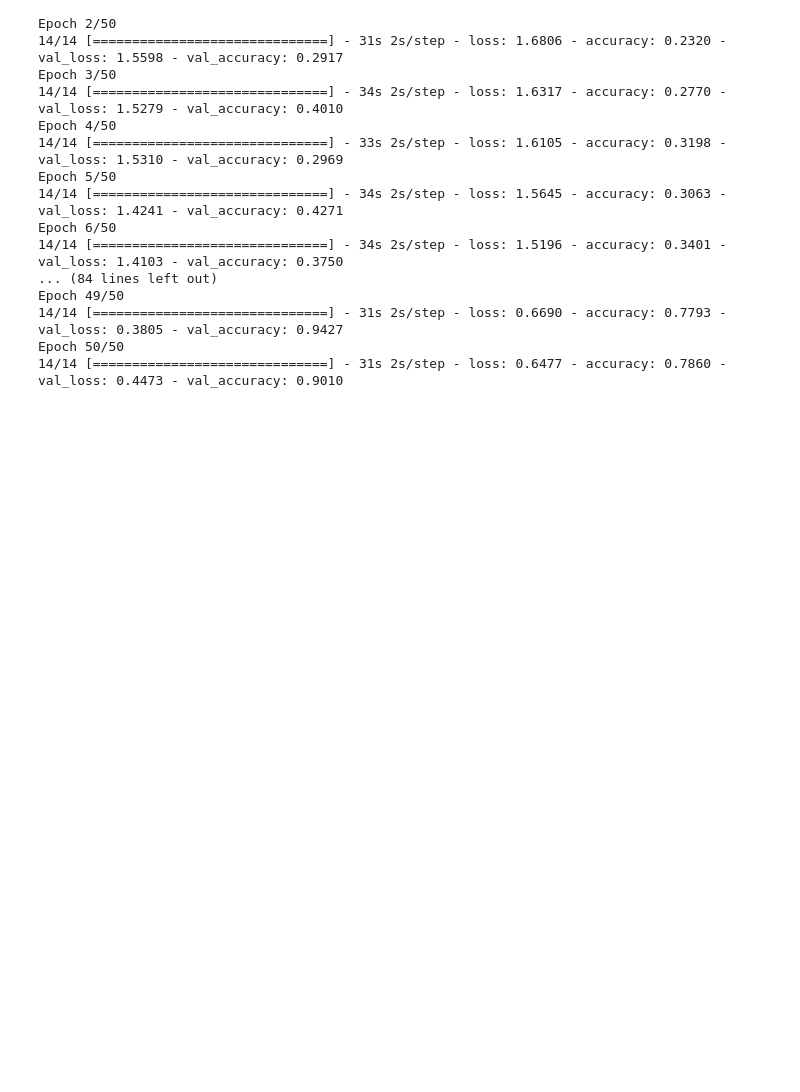
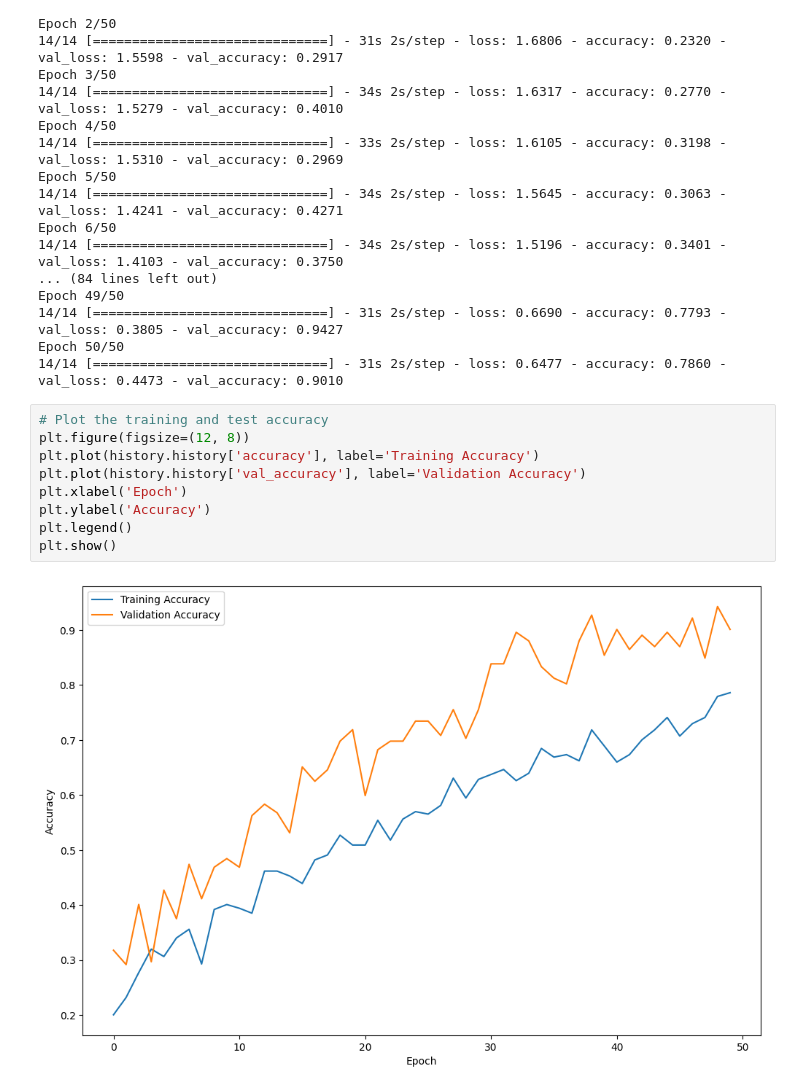
Before and after one commit to preetikhullbe/Dogs-breed-classifier, a Jupyter notebook: Dogs_breed_classification_model.ipynb, the cells around one changed output. Cells and saved outputs as stored; diff of their text form; blank space fills up the shorter version.

```diff
--- a/Dogs_breed_classification_model.ipynb
+++ b/Dogs_breed_classification_model.ipynb
@@ -234,3 +234,14 @@ Epoch 49/50
 14/14 [==============================] - 31s 2s/step - loss: 0.6690 - accuracy: 0.7793 - val_loss: 0.3805 - val_accuracy: 0.9427
 Epoch 50/50
 14/14 [==============================] - 31s 2s/step - loss: 0.6477 - accuracy: 0.7860 - val_loss: 0.4473 - val_accuracy: 0.9010
+# %%
+# Plot the training and test accuracy
+plt.figure(figsize=(12, 8))
+plt.plot(history.history['accuracy'], label='Training Accuracy')
+plt.plot(history.history['val_accuracy'], label='Validation Accuracy')
+plt.xlabel('Epoch')
+plt.ylabel('Accuracy')
+plt.legend()
+plt.show()
+# %% [output]
+[figure, added]
```
